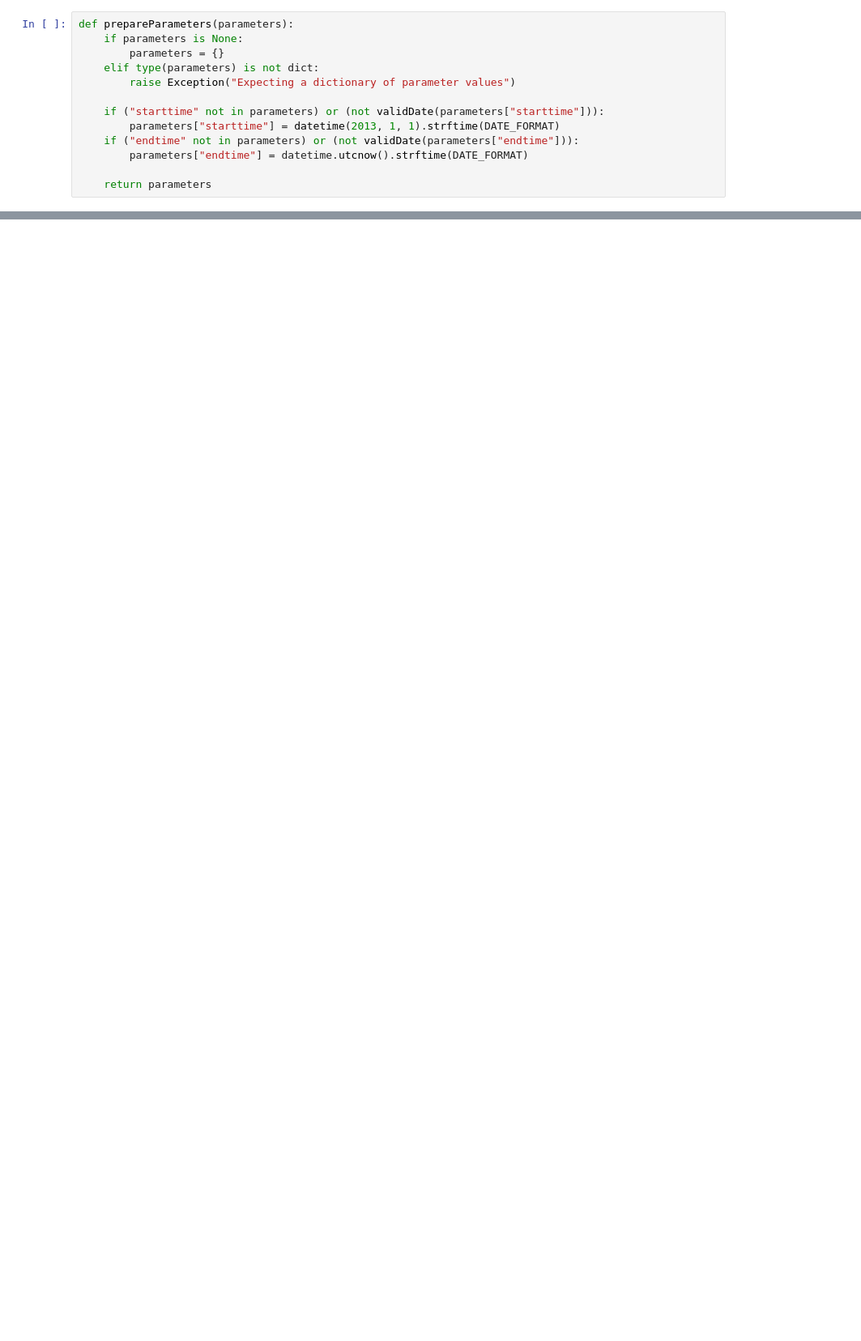
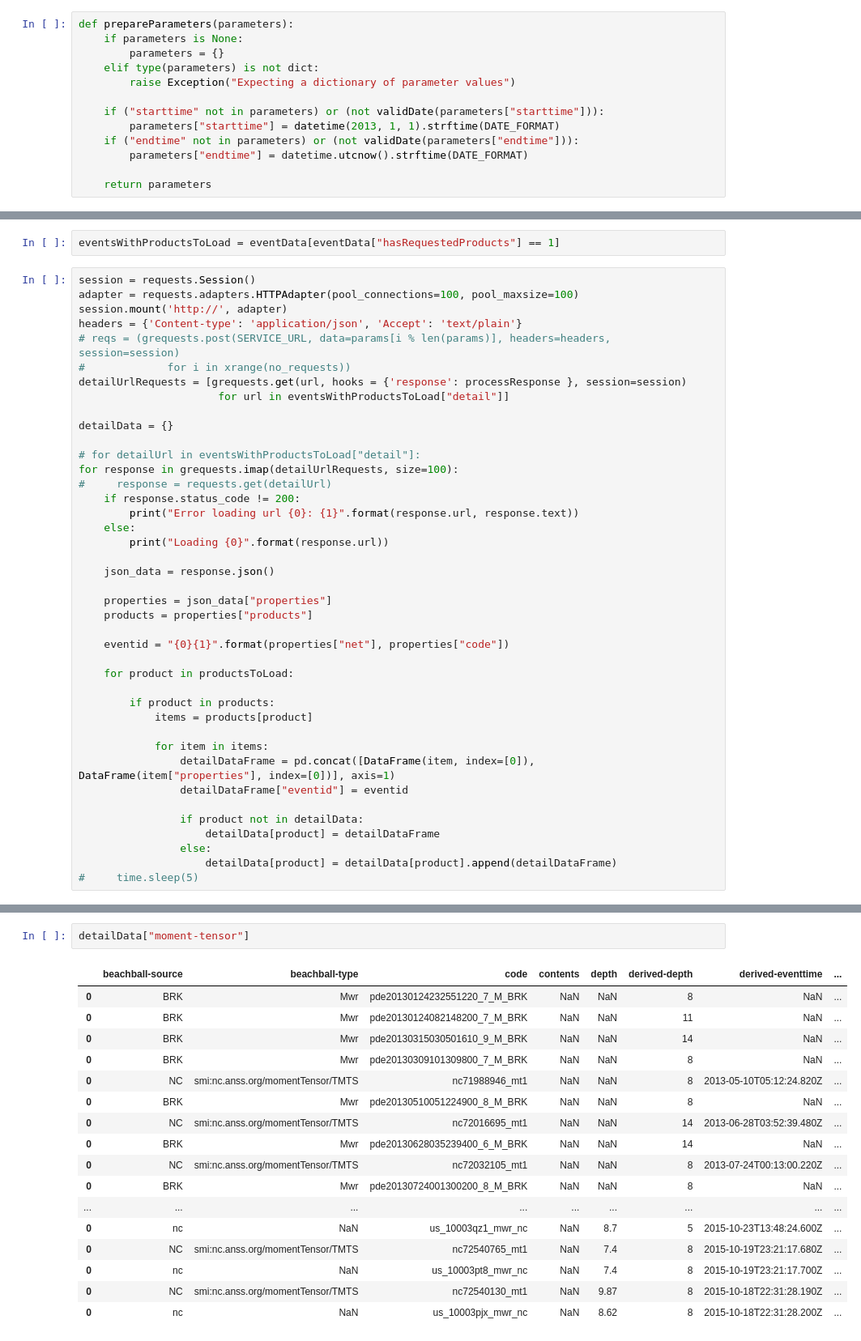
Before and after one commit to meganmilesoneill/usgs-earthquakes, a Jupyter notebook: usgs-earthquakes/notebooks/Load Parameterized Earthquake GeoJson into Pandas.ipynb, the cells around one changed output, grey strips where cells are left out. Shown: that part at 81% size. Cells and saved outputs as stored; diff of their text form; blank space fills up the shorter version.

```diff
--- a/usgs-earthquakes/notebooks/Load Parameterized Earthquake GeoJson into Pandas.ipynb
+++ b/usgs-earthquakes/notebooks/Load Parameterized Earthquake GeoJson into Pandas.ipynb
@@ -202,0 +207,43 @@ eventData
+# %%
+eventsWithProductsToLoad = eventData[eventData["hasRequestedProducts"] == 1]
+# %%
+session = requests.Session()
+adapter = requests.adapters.HTTPAdapter(pool_connections=100, pool_maxsize=100)
+session.mount('http://', adapter)
+headers = {'Content-type': 'application/json', 'Accept': 'text/plain'}
+# reqs = (grequests.post(SERVICE_URL, data=params[i % len(params)], headers=headers, session=session)
+#             for i in xrange(no_requests))
+detailUrlRequests = [grequests.get(url, hooks = {'response': processResponse }, session=session)
+                      for url in eventsWithProductsToLoad["detail"]]
+
+detailData = {}
+
+# for detailUrl in eventsWithProductsToLoad["detail"]:
+for response in grequests.imap(detailUrlRequests, size=100):
+#     response = requests.get(detailUrl)
+    if response.status_code != 200:
+        print("Error loading url {0}: {1}".format(response.url, response.text))
+    else:
+        print("Loading {0}".format(response.url))
+
+    json_data = response.json()
+
+    properties = json_data["properties"]
+    products = properties["products"]
+
+    eventid = "{0}{1}".format(properties["net"], properties["code"])
+
+    for product in productsToLoad:
+
+        if product in products:
+            items = products[product]
+
+            for item in items:
+                detailDataFrame = pd.concat([DataFrame(item, index=[0]), DataFrame(item["properties"], index=[0])], axis=1)
+                detailDataFrame["eventid"] = eventid
+
+                if product not in detailData:
+                    detailData[product] = detailDataFrame
+                else:
+                    detailData[product] = detailData[product].append(detailDataFrame)
+#     time.sleep(5)
@@ -202,0 +268,20 @@ eventData
+# %%
+detailData["moment-tensor"]
+# %% [output]
+|  | beachball-source | beachball-type | code | contents | depth | derived-depth | derived-eventtime | ... |
+| 0 | BRK | Mwr | pde20130124232551220_7_M_BRK | NaN | NaN | 8 | NaN | ... |
+| 0 | BRK | Mwr | pde20130124082148200_7_M_BRK | NaN | NaN | 11 | NaN | ... |
+| 0 | BRK | Mwr | pde20130315030501610_9_M_BRK | NaN | NaN | 14 | NaN | ... |
+| 0 | BRK | Mwr | pde20130309101309800_7_M_BRK | NaN | NaN | 8 | NaN | ... |
+| 0 | NC | smi:nc.anss.org/momentTensor/TMTS | nc71988946_mt1 | NaN | NaN | 8 | 2013-05-10T05:12:24.820Z | ... |
+| 0 | BRK | Mwr | pde20130510051224900_8_M_BRK | NaN | NaN | 8 | NaN | ... |
+| 0 | NC | smi:nc.anss.org/momentTensor/TMTS | nc72016695_mt1 | NaN | NaN | 14 | 2013-06-28T03:52:39.480Z | ... |
+| 0 | BRK | Mwr | pde20130628035239400_6_M_BRK | NaN | NaN | 14 | NaN | ... |
+| 0 | NC | smi:nc.anss.org/momentTensor/TMTS | nc72032105_mt1 | NaN | NaN | 8 | 2013-07-24T00:13:00.220Z | ... |
+| 0 | BRK | Mwr | pde20130724001300200_8_M_BRK | NaN | NaN | 8 | NaN | ... |
+| ... | ... | ... | ... | ... | ... | ... | ... | ... |
+| 0 | nc | NaN | us_10003qz1_mwr_nc | NaN | 8.7 | 5 | 2015-10-23T13:48:24.600Z | ... |
+| 0 | NC | smi:nc.anss.org/momentTensor/TMTS | nc72540765_mt1 | NaN | 7.4 | 8 | 2015-10-19T23:21:17.680Z | ... |
+| 0 | nc | NaN | us_10003pt8_mwr_nc | NaN | 7.4 | 8 | 2015-10-19T23:21:17.700Z | ... |
+| 0 | NC | smi:nc.anss.org/momentTensor/TMTS | nc72540130_mt1 | NaN | 9.87 | 8 | 2015-10-18T22:31:28.190Z | ... |
+| 0 | nc | NaN | us_10003pjx_mwr_nc | NaN | 8.62 | 8 | 2015-10-18T22:31:28.200Z | ... |
```
Also changed, not shown: parts of 12 cells of this notebook.
